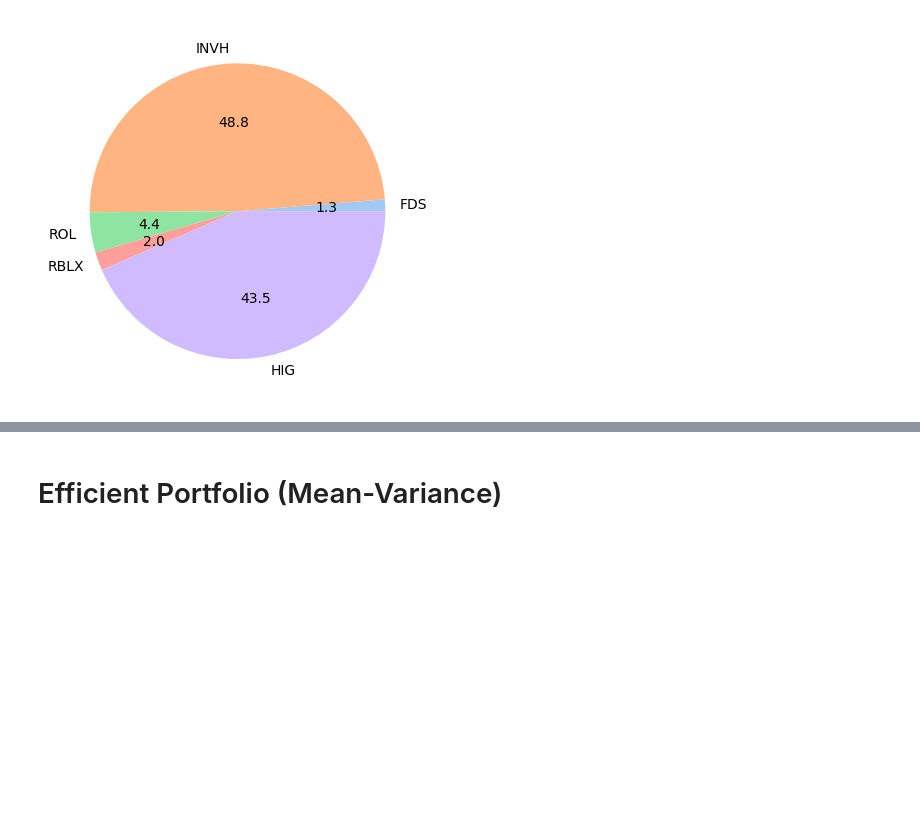
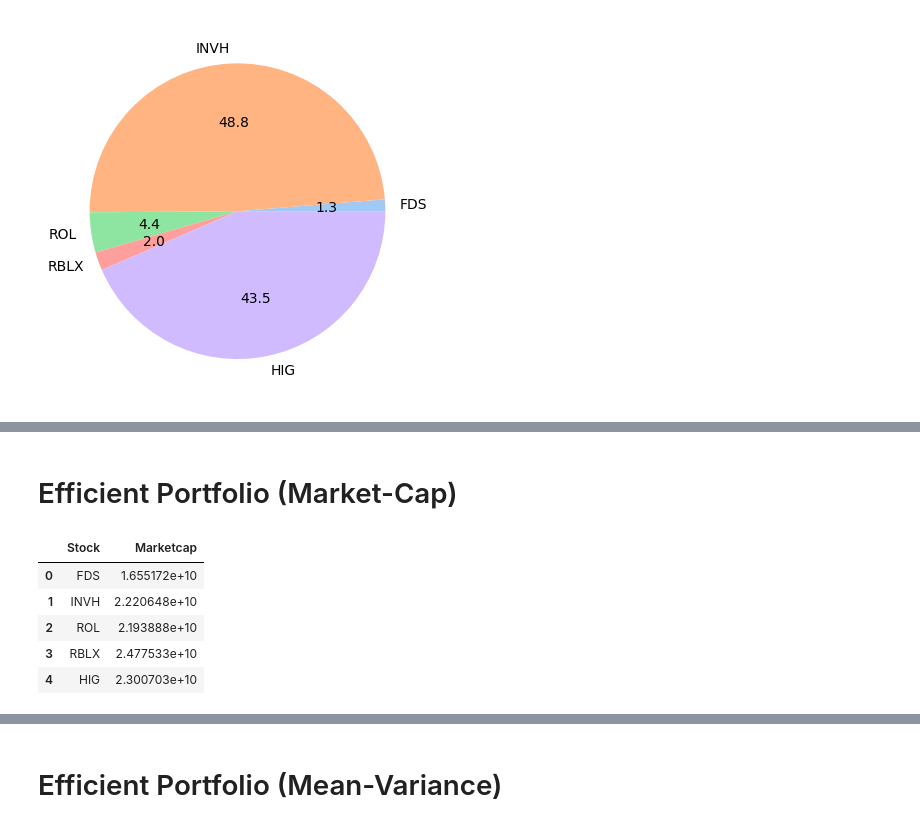
Before and after one commit to sacksteinsophie/Math-of-Finance-Final-Project-EN625, a Jupyter notebook: Weighting the Portfolio.ipynb, the cells around one changed output, grey strips where cells are left out. Saved outputs shown, nothing was run; the diff lists cells and outputs as text; code cells hidden in the pictures; blank space fills up the shorter version.

```diff
--- a/Weighting the Portfolio.ipynb
+++ b/Weighting the Portfolio.ipynb
@@ -127,0 +128,4 @@ random_returns = tot_return
+# %% [markdown]
+# Efficient Portfolio (Market-Cap)
+# %%
+df_market_cap = pd.DataFrame()
@@ -127,0 +140,9 @@ random_returns = tot_return
+# %%
+df_market_cap
+# %% [output]
+|  | Stock | Marketcap |
+| 0 | FDS | 1.655172e+10 |
+| 1 | INVH | 2.220648e+10 |
+| 2 | ROL | 2.193888e+10 |
+| 3 | RBLX | 2.477533e+10 |
+| 4 | HIG | 2.300703e+10 |
```
Also changed, not shown: parts of 32 cells of this notebook.
